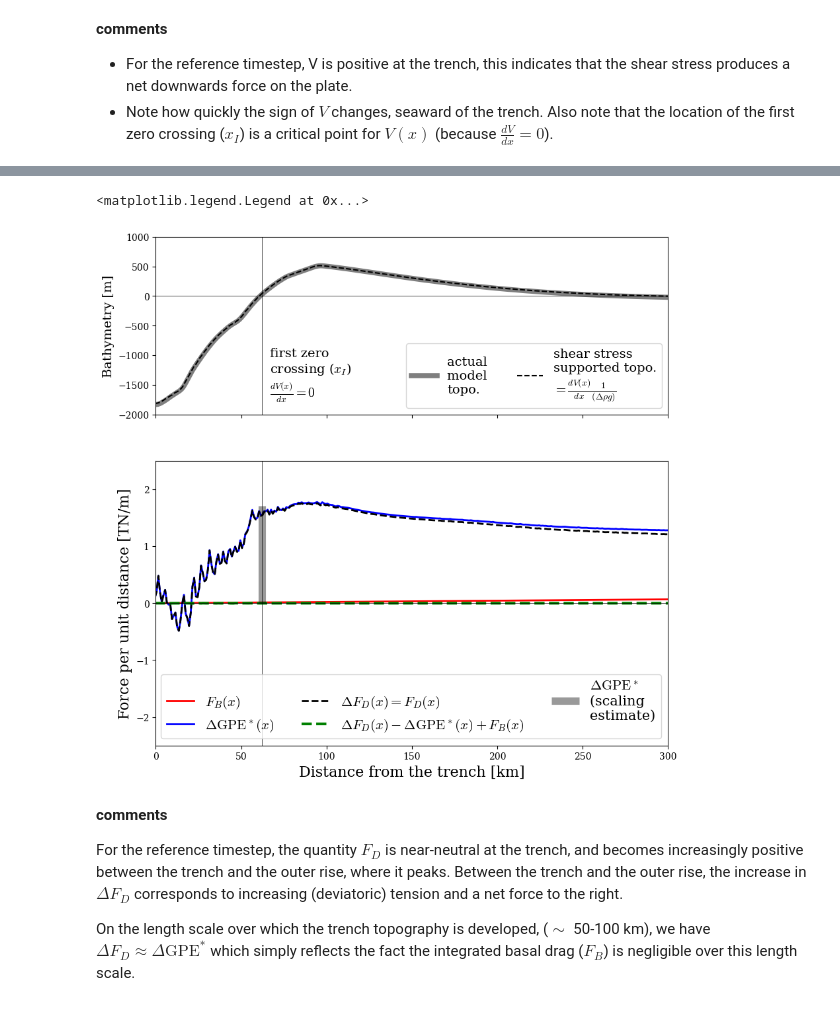
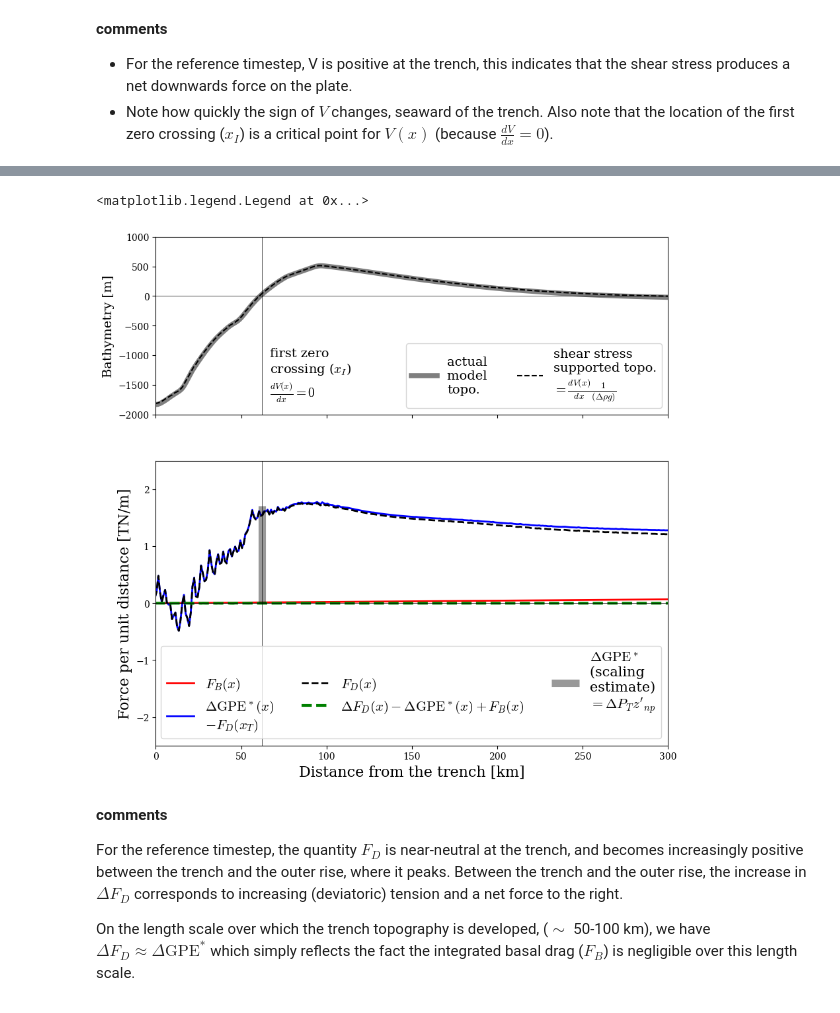
Before and after one commit to dansand/trench_pull_force, a Jupyter notebook: postprocessing_notebooks/single_step_analysis.ipynb, the cells around one changed output, grey strips where cells are left out. Saved outputs shown, nothing was run; the diff lists cells and outputs as text; code cells hidden in the pictures.

```diff
--- a/postprocessing_notebooks/single_step_analysis.ipynb
+++ b/postprocessing_notebooks/single_step_analysis.ipynb
@@ -499,48 +512,49 @@ ax2.plot(1e-3*(cxpts - tloc)[:],
 #this is normalised to the value of F_D at the trench
 ax2.plot(  1e-3*(cxpts - tloc)[:],
         del_GPE_x,
-        c= 'b', ls = '-', lw =2, label = r'$\Delta \mathrm{GPE}^*(x)$')
+        c= 'b', ls = '-', lw =2, label = r'$\Delta \mathrm{GPE}^*(x)$' + '\n' + r"$- F_{D}(x_T)$" )
 
 
 #this is not normalised at the trench
 ax2.plot(  1e-3*(cxpts - tloc)[:],
          del_FD_x,
-        c= 'k', ls = '--', lw =2,  label = r'$\Delta F_{D}(x) = F_{D}(x)$')
+        c= 'k', ls = '--', lw =2,  label = r'$F_{D}(x)$')
 
 
 
 #plot the sum of the three terms
 ax2.plot(  1e-3*(cxpts - tloc)[:],
 
          #equation 3
          del_FD_x - del_GPE_x + FB_x,
          c= 'g', ls = '--', lw = 3, label = r'$\Delta F_{D}(x) - \Delta \mathrm{GPE}^*(x) + F_B(x)$' )
 
 
 #the estimated magnityde of the \Delta GPE^* based on the scaling relationship
 ax2.vlines(1e-3*(xi_loc - tloc), 0,  gpe_est*1e-12,
-           color='k', lw=8, alpha= 0.4, label = r'$\Delta \mathrm{GPE}^*$' + '\n(scaling \nestimate)')
+           color='k', lw=8, alpha= 0.4, label = r'$\Delta \mathrm{GPE}^*$' + '\n(scaling \nestimate)\n'
+          + r"$=\Delta P_T z'_{np}$")
 
 ax2.set_xlabel('Distance from the trench [km]', fontsize=16)
 ax2.set_ylabel('Force per unit distance [TN/m]', fontsize=16)
 
 
 ax2.hlines(0, -100, 1e-3*(vxpts.max() - tloc), color='k', lw=0.5)
 ax2.vlines(0, -5, 5, color='k', lw=0.5)
 ax2.vlines(1e-3*(xi_loc - tloc), -5, 5, color='k', lw=0.5)
 
 ax2.set_ylim(-2.5, 2.5)
 ax2.set_xlim(0, 300)
 
 ax2.legend(loc=4, fontsize=15, ncols=3)
 
 #ax2.vlines(5, -5, 5, color='k', lw=0.5)
 
 
 #fig.savefig('./figures/force_balance.png', dpi=100, facecolor='white', bbox_inches='tight')
 # %% [output]
 <matplotlib.legend.Legend at 0x...>
-[figure, old version]
+[figure, new version]
 # %% [markdown]
 **comments**
 
```
Also changed, not shown: parts of 10 cells of this notebook, 2 other files.
